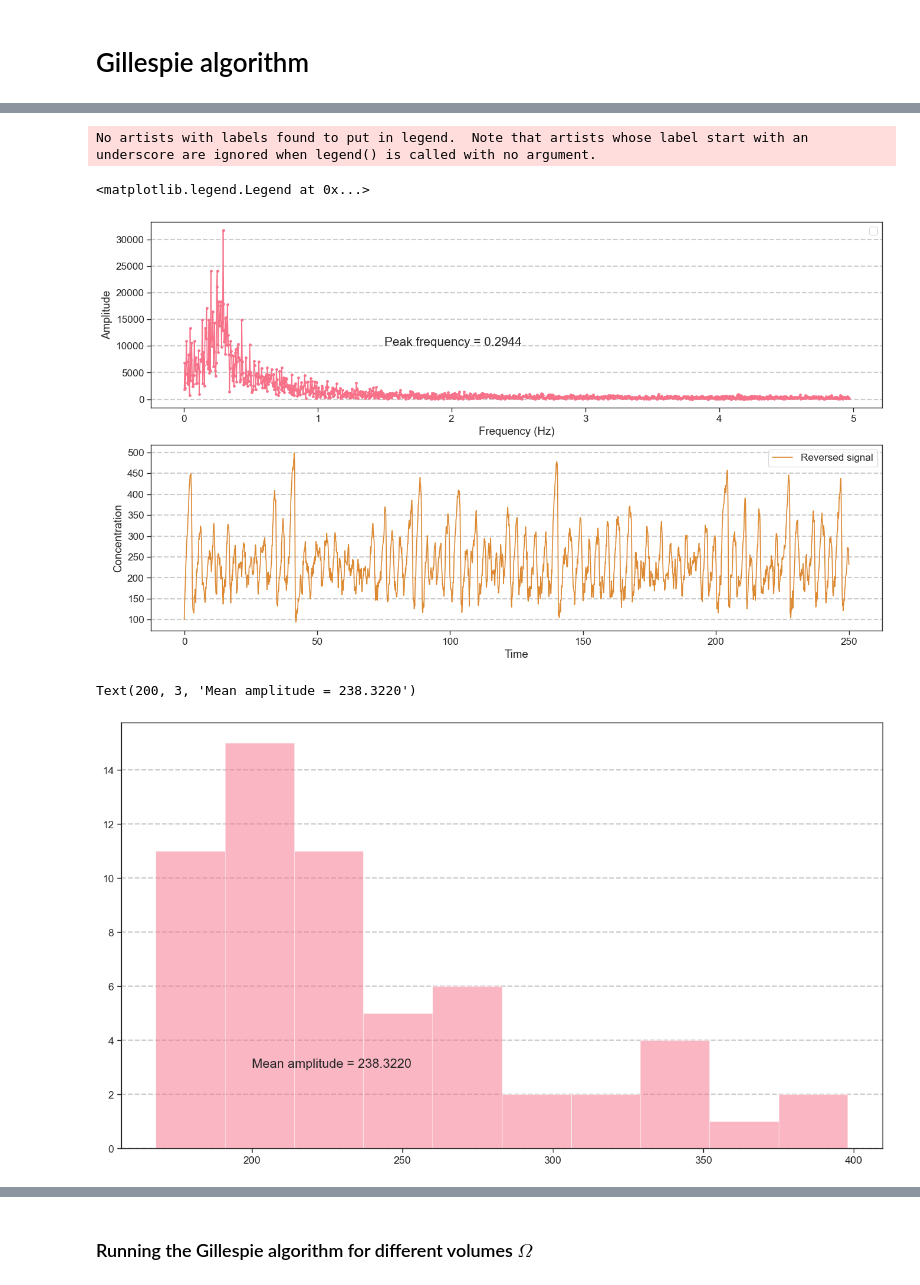
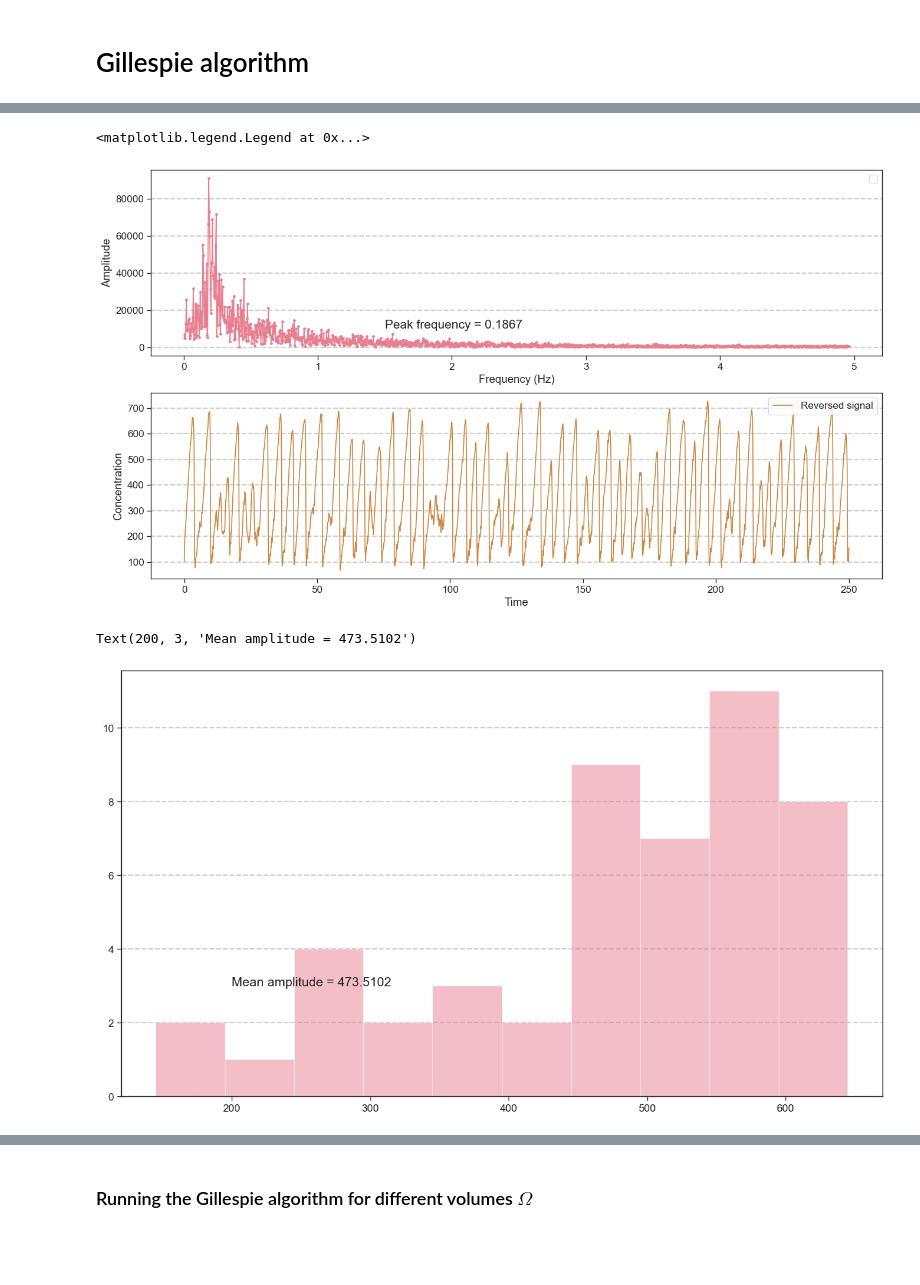
Before and after one commit to nielsdavidsen/PUK_2024, a Jupyter notebook: puk_start.ipynb, the cells around one changed output, grey strips where cells are left out. Cells and saved outputs as stored; diff of their text form; code cells hidden in the pictures; blank space fills up the shorter version.

```diff
--- a/puk_start.ipynb
+++ b/puk_start.ipynb
@@ -11,7 +11,7 @@ sns.set()
 sns.set_context("paper", font_scale=1.4)
 sns.set_style("ticks")
 
-colors = sns.color_palette('husl', 10, desat = 1)
+colors = sns.color_palette('husl', 10, desat = 0.8)
 #colors = colors[::-1]
 colors.pop(2)
 
@@ -393,7 +393,7 @@ t_max = 250
 
 # Setting parameters
 a = 2
-b = 4.5
+b = 5.5
 c = 1
 d = 1
 
@@ -456,7 +456,7 @@ def peak_find(t_list, y_list, neigh=10):
                 peaks.append(y_list[i])
                 t_peak.append(t_list[i])
 
-    return np.array(peaks), np.array(t_peak)
+    return np.array(t_peak), np.array(peaks),
 
 
 @numba.njit(fastmath=True)
@@ -479,16 +479,19 @@ def valley_find(t_list, y_list, neigh=10):
                 valleys.append(y_list[i])
                 t_valley.append(t_list[i])
 
-    return np.array(valleys), np.array(t_valley)
+    return np.array(t_valley), np.array(valleys)
 
 
 @numba.njit(fastmath=True)
 def amp_match(t_peak, y_peak, t_valley, y_valley):
     amp = []
-    for i in range(len(t_peak)):
-        bigr = t_peak[i] > t_valley
-        match = np.where(bigr == True)[0][0]
-        amp.append((y_peak[i] - y_valley[match]))
+    for i in range(len(t_peak) - 1):
+        bigr = t_peak[i] < t_valley
+        if sum(bigr) > 0:
+            match = np.where(bigr == True)[0][0]
+            amp.append((y_peak[i] - y_valley[match]))
+        else:
+            break
     return np.array(amp)
 
 
@@ -554,27 +557,26 @@ ax[1].set_xlabel('Time')
 ax[1].set_ylabel('Concentration')
 ax[1].legend()
 # %% [output]
-No artists with labels found to put in legend.  Note that artists whose label start with an underscore are ignored when legend() is called with no argument.
+<matplotlib.legend.Legend at 0x...>
-<matplotlib.legend.Legend at 0x...>
-[figure, old version]
+[figure, new version]
 # %%
-y_peaks, t_peaks = peak_find(t_list, y_sim, neigh=20)
-y_valleys, t_valleys = valley_find(t_list, y_sim, neigh=20)
+t_peaks, y_peaks = peak_find(t_list, y_sim, neigh=20)
+t_valleys, y_valleys= valley_find(t_list, y_sim, neigh=20)
 
 # Match peaks with valleys
 amp = amp_match(t_peaks, y_peaks, t_valleys, y_valleys)
 mean_amp = np.mean(amp)
 
 
 fig, ax = plt.subplots(1, 1, dpi=100)
 #ax.plot(t_list, y_sim, label='y')
 #ax.plot(t_peaks, y_peaks, 'ro', label='peaks')
 #ax.plot(t_valleys, y_valleys, 'go', label='valleys')
 ax.hist(amp, bins=10, alpha=0.5, label='Amplitude distribution');
 ax.text(200, 3, f'Mean amplitude = {mean_amp:.4f}', fontsize=15)
 # %% [output]
-Text(200, 3, 'Mean amplitude = 238.3220')
+Text(200, 3, 'Mean amplitude = 473.5102')
-[figure, old version]
+[figure, new version]
 # %%
 # Defining Gillespie simulation function
 
```
Also changed, not shown: parts of 9 cells of this notebook.
